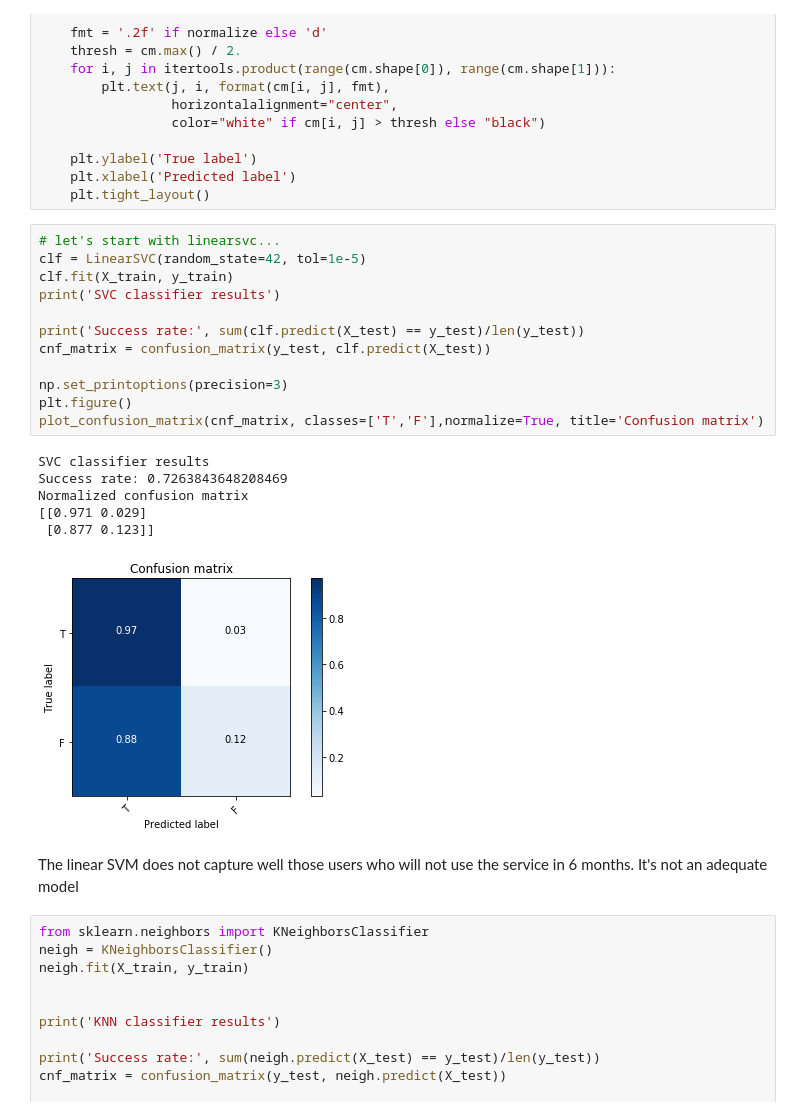
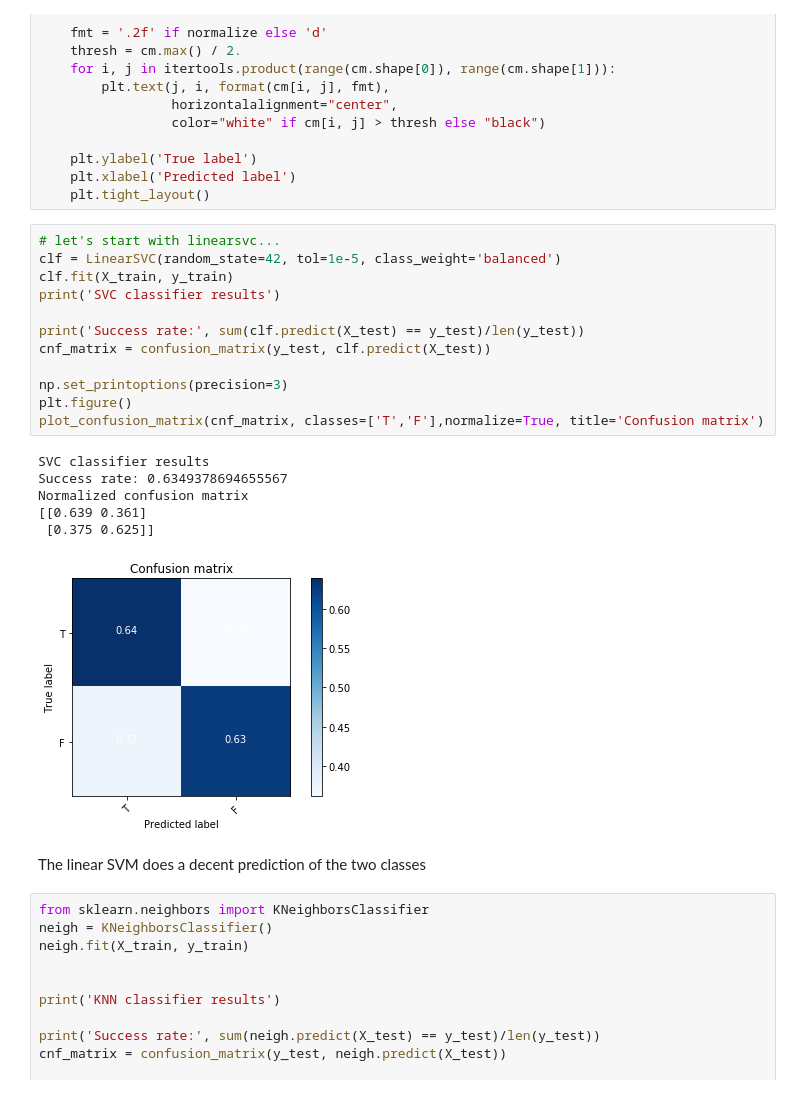
Before and after one commit to jonascm/Springboard_Projects, a Jupyter notebook: Ultimate_Tech_challenge.ipynb, the cells around one changed output. Drawn from its saved outputs; the diff is of its cells as text.

```diff
--- a/Ultimate_Tech_challenge.ipynb
+++ b/Ultimate_Tech_challenge.ipynb
@@ -444,25 +444,25 @@ def plot_confusion_matrix(cm, classes,
     plt.tight_layout()
 # %%
 # let's start with linearsvc...
-clf = LinearSVC(random_state=42, tol=1e-5)
+clf = LinearSVC(random_state=42, tol=1e-5, class_weight='balanced')
 clf.fit(X_train, y_train)
 print('SVC classifier results')
 
 print('Success rate:', sum(clf.predict(X_test) == y_test)/len(y_test))
 cnf_matrix = confusion_matrix(y_test, clf.predict(X_test))
 
 np.set_printoptions(precision=3)
 plt.figure()
 plot_confusion_matrix(cnf_matrix, classes=['T','F'],normalize=True, title='Confusion matrix')
 # %% [output]
 SVC classifier results
-Success rate: 0.7263843648208469
+Success rate: 0.6349378694655567
 Normalized confusion matrix
-[[0.971 0.029]
- [0.877 0.123]]
+[[0.639 0.361]
+ [0.375 0.625]]
-[figure, old version]
+[figure, new version]
-# %% [markdown]
-The linear SVM does not capture well those users who will not use the service in 6 months. It's not an adequate model
+# %% [markdown]
+The linear SVM does a decent prediction of the two classes
 # %%
 from sklearn.neighbors import KNeighborsClassifier
 neigh = KNeighborsClassifier()
```
Also changed, not shown: parts of 14 cells of this notebook, 1 other file.
